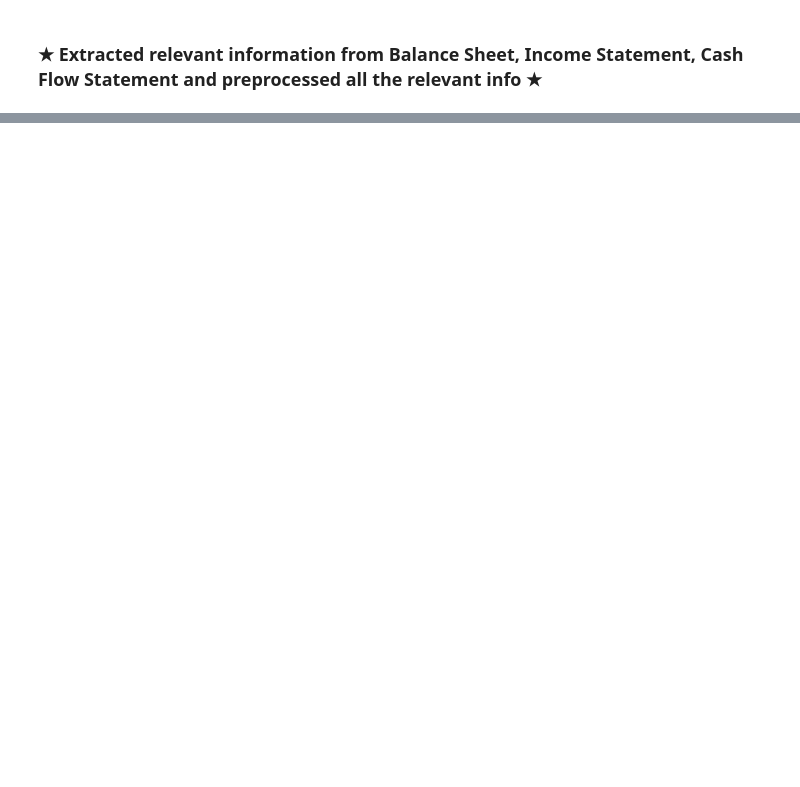
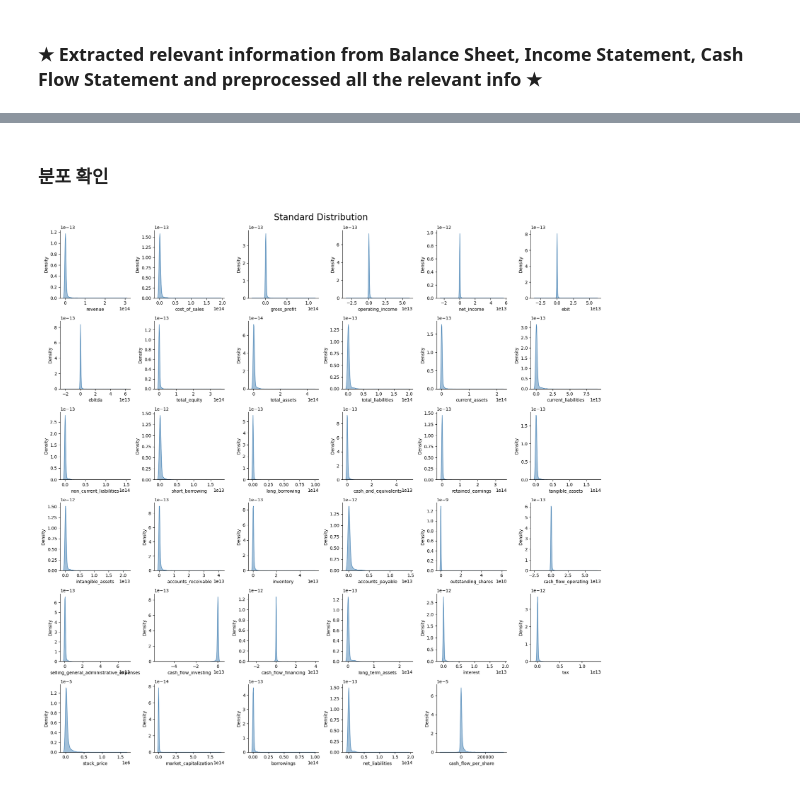
Before and after one commit to Biz-Insight/Biz-Insight, a Jupyter notebook: src/feature/preprocess.ipynb, the cells around one changed output, grey strips where cells are left out. Cells and saved outputs as stored; diff of their text form; code cells hidden in the pictures; blank space fills up the shorter version.

```diff
--- a/src/feature/preprocess.ipynb
+++ b/src/feature/preprocess.ipynb
@@ -5,12 +5,14 @@ import pymysql
 import pandas as pd
 import numpy as np
 import warnings
+import matplotlib.pyplot as plt
+import seaborn as sns
 
 warnings.filterwarnings("ignore", category=FutureWarning)
 
 cnx = pymysql.connect(
     user="multi",
-    password="*****!",
+    password="Campus123!",
     host="ec2-15-152-211-160.ap-northeast-3.compute.amazonaws.com",
     database="Data_Lake",
 )
@@ -927,7 +929,7 @@ feature_accounts_payable.loc[mask] = feature_accounts_payable.loc[mask].fillna(
 # %%
 cnx = pymysql.connect(
     user="multi",
-    password="*****!",
+    password="Campus123!",
     host="ec2-15-152-211-160.ap-northeast-3.compute.amazonaws.com",
     database="Data_Lake",
 )
@@ -1395,7 +1397,7 @@ feature_tax.loc[mask, "tax"] = feature_tax.loc[mask, "tax"].fillna(0)
 # %%
 cnx = pymysql.connect(
     user="multi",
-    password="*****!",
+    password="Campus123!",
     host="ec2-15-152-211-160.ap-northeast-3.compute.amazonaws.com",
     database="Data_Lake",
 )
@@ -1623,0 +1700,32 @@ cnx.close()
+# %% [markdown]
+### 분포 확인
+# %%
+relevant_features = feature_combined.columns[4:]
+
+
+def plot_standard_distribution(data, feature, ax):
+    sns.kdeplot(data[feature], fill=True, alpha=0.5, color="steelblue", ax=ax)
+
+    ax.set_xlabel(f"{feature}")
+    ax.set_ylabel("Density")
+
+
+fig, axes = plt.subplots(6, 6, figsize=(18, 18))
+
+fig.suptitle("Standard Distribution", fontsize=20)
+
+for i, feature in enumerate(relevant_features):
+    ax = axes[i // 6, i % 6]
+    plot_standard_distribution(feature_combined, feature, ax)
+
+if len(relevant_features) < 36:
+    for i in range(len(relevant_features), 36):
+        fig.delaxes(axes[i // 6, i % 6])
+
+sns.despine()
+
+plt.tight_layout()
+plt.subplots_adjust(top=0.95)
+plt.show()
+# %% [output]
+[figure, added]
```
Also changed, not shown: parts of 14 cells of this notebook, 1 other file.
